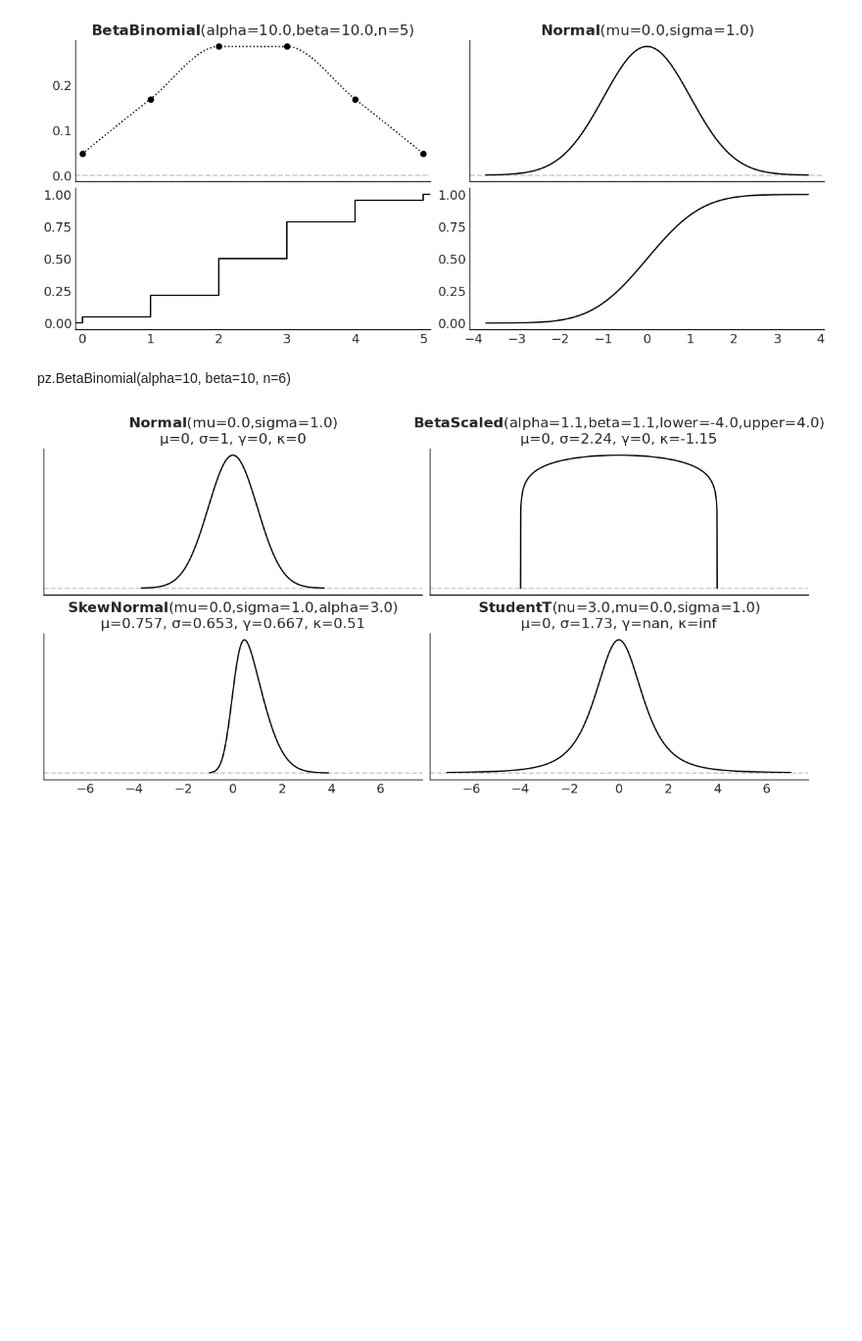
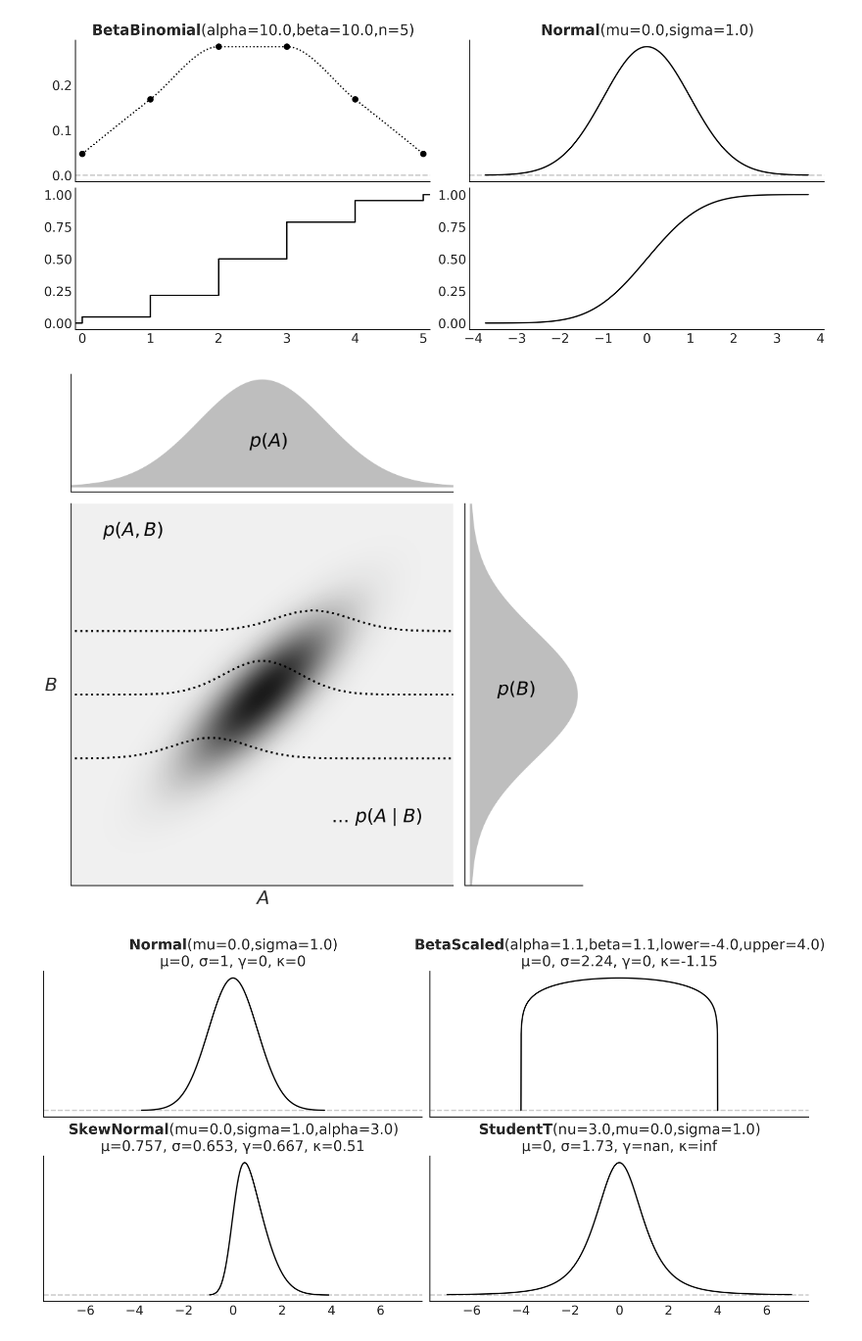
Before and after one commit to aloctavodia/BAP3, a Jupyter notebook: code/Chp_01.ipynb, the cells around one changed output. Shown at 98% size. Saved outputs shown, nothing was run; the diff lists cells and outputs as text; code cells hidden in the pictures; blank space fills up the shorter version.

```diff
--- a/code/Chp_01.ipynb
+++ b/code/Chp_01.ipynb
@@ -101,8 +123,61 @@ pz.Normal(0, 1).plot_cdf(ax=ax[1, 1], legend=None)
 plt.savefig("../fig/cdf_pdf.png", bbox_inches='tight')
 # %% [output]
 [figure]
-# %% [markdown]
-pz.BetaBinomial(alpha=10, beta=10, n=6)
+# %%
+x, y = np.mgrid[-4:4:.01, -4:4:.01]
+pos = np.empty(x.shape + (2,))
+pos[:, :, 0] = x; pos[:, :, 1] = y
+rv = pz.MvNormal([0, 0], [[1, 0.8],
+                          [0.8, 1]])
+
+x_value = pos[:, :, 0][:,0]
+x_density = rv.pdf(pos)
+
+left, width = 0.1, 0.65
+bottom, height = 0.1, 0.65
+bottom_h = left_h = left + width + 0.02
+
+rect_scatter = [left, bottom, width, height]
+rect_histx = [left, bottom_h, width, 0.2]
+rect_histy = [left_h, bottom, 0.2, height]
+
+
+plt.figure(1, figsize=(8, 8))
+
+ax_joint = plt.axes(rect_scatter)
+ax_x = plt.axes(rect_histx)
+ax_y = plt.axes(rect_histy)
+
+ax_joint.imshow(x_density, cmap='cet_gray_r', origin='lower', extent=[-3, 3, -3, 3])
+
+ax_joint.plot(x_value, x_density[400]*2, 'k:', lw=2)
+ax_joint.plot(x_value, x_density[500]*2+1, 'k:', lw=2)
+ax_joint.plot(x_value, x_density[300]*2-1, 'k:', lw=2)
+
+ax_x.fill_between(x_value, x_density.sum(1), color='C2')
+ax_y.fill_betweenx(x_value, x_density.sum(1), color='C2')
+
+
+for ax in [ax_joint, ax_x, ax_y]:
+    ax.grid(False)
+    ax.set_facecolor('w')
+    ax.set_xticks([])
+    ax.set_yticks([])
+ax_joint.set_xlim(-3, 3)
+ax_joint.set_ylim(-3, 3)
+ax_x.set_xlim(-3, 3)
+ax_y.set_ylim(-3, 3)
+ax_x.set_xlim(-3, 3)
+ax_joint.set_ylabel('$B$', rotation=0, labelpad=20, fontsize=18)
+ax_joint.set_xlabel('$A$', fontsize=18)
+
+ax_joint.text(-2.5, 2.5, '$p(A, B)$', fontsize=18, color='k', weight='medium')
+ax_y.text(10, 0, '$p(B)$', fontsize=18, color='k', weight='medium')
+ax_x.text(-0.2, 15, '$p(A)$', fontsize=18, color='k', weight='medium')
+ax_joint.text(1, -2, ' ... $p(A \mid B)$', fontsize=18, color='k', weight='medium')
+plt.savefig('../fig/joint_marginal_cond.png')
+# %% [output]
+[figure, added]
 # %%
 _, ax = plt.subplots(2, 2, figsize=(12, 6), sharex=True)
 pz.Normal(0, 1).plot_pdf(ax=ax[0, 0], moments=["m", "d", "s", "k"], legend="title")
```
Also changed, not shown: parts of 7 cells of this notebook, 29 other files.
